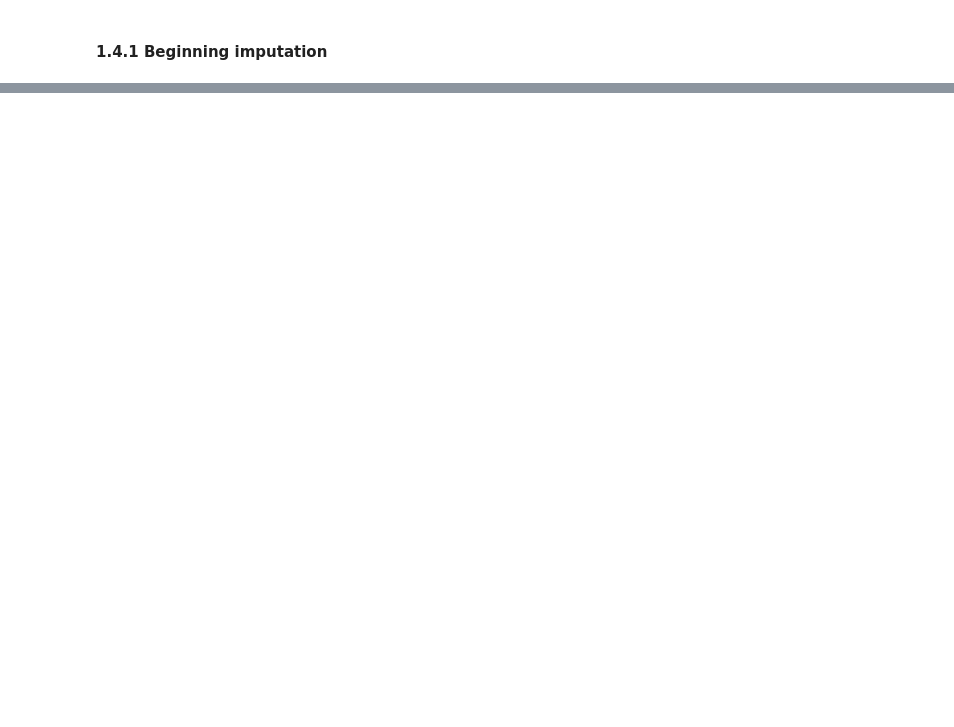
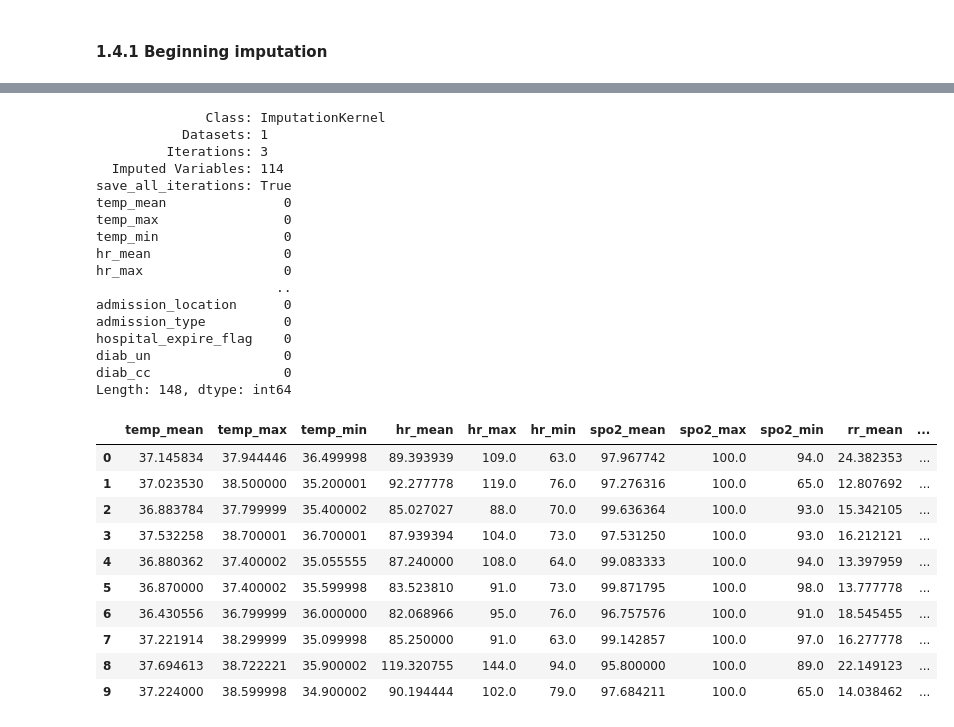
Before and after one commit to marcelchee/trident3, a Jupyter notebook: data_cleaning.ipynb, the cells around one changed output, grey strips where cells are left out. Saved outputs shown, nothing was run; the diff lists cells and outputs as text; code cells hidden in the pictures; blank space fills up the shorter version.

```diff
--- a/data_cleaning.ipynb
+++ b/data_cleaning.ipynb
@@ -362,7 +484,7 @@ missing_data = missing_values_table(df)
 # %%
 #set limit and get list of variables missing above limit in `missing_cols`
 # missing_limit = 50 #allen
-missing_limit = 80 #marcel
+missing_limit = 70 #marcel
 missing_cols = missing_data.loc[missing_data['% Missing Values']>missing_limit].index.tolist()
 print(missing_cols)
 missing_data = missing_data.loc[missing_data['% Missing Values']>missing_limit]
@@ -372,6 +513,5 @@ missing_data
 # %%
 pd.reset_option('display.max_rows')
 # %%
-#df = df.drop(axis=1, columns=list(missing_data.index), inplace=False) #allen
-df = df.drop(axis=1, columns=[i for i in list(missing_data.index) if i not in ['duration2','int_time2','ext_time2','aado2','fio2','deathtime']], inplace=False) #marcel
-print(list(df.columns))
+dfDroppedMissing = df[[i for i in df.columns if i not in missing_data.index and i not in ['duration2','int_time2','ext_time2','aado2','fio2','deathtime']]]
+print(list(dfDroppedMissing.columns))
@@ -390,7 +532,7 @@ for column in timeseries:
     minList = []
     for i in range(len(dfDroppedMissing[column])):
         inTime = dfDroppedMissing['int_time1'][i].to_pydatetime()
-        y = ts_parser(dfDroppedMissing[column][i], timeLimits=(inTime, inTime+dt.timedelta(hours=12)), valuename=x)
+        y = ts_parser(dfDroppedMissing[column][i], timeLimits=(inTime, inTime+dt.timedelta(hours=24)), valuename=x)
         meanList.append(y[0])
         maxList.append(y[1])
         minList.append(y[2])
@@ -419,5 +561,4 @@ for i in extraColumns:
         dfForImpute[i] = df[i]
     else:
         dfForImpute[i] = df[i].astype('category')
-dfForImpute.drop(axis=1, columns=[0], inplace=True)
-dfForImpute2 = dfForImpute.copy()
+dfForImpute = dfForImpute.copy()
@@ -427,23 +584,52 @@ dfForImpute
 # %%
-dfForImpute2 = dfForImpute.drop(axis=1, columns=['int_time1', 'ext_time1', 'duration1','int_time2', 'ext_time2','duration2'])
+dfForImpute2 = dfForImpute[[i for i in dfForImpute.columns if i not in ['int_time1', 'ext_time1', 'duration1','int_time2', 'ext_time2','duration2']]]
 
 kds = mf.ImputationKernel(
   dfForImpute2,
   datasets=1,
   save_all_iterations=True,
   random_state=1991
 )
 
 # Run the MICE algorithm for 3 iterations
 kds.mice(3)
 
 print(kds)
 
 dfImputed = kds.complete_data(dataset=0, inplace=False)
 print(dfImputed.isnull().sum(0))
 
 # after imputation
 dfImputed.head(10)
+# %% [output]
+              Class: ImputationKernel
+           Datasets: 1
+         Iterations: 3
+  Imputed Variables: 114
+save_all_iterations: True
+temp_mean               0
+temp_max                0
+temp_min                0
+hr_mean                 0
+hr_max                  0
+                       ..
+admission_location      0
+admission_type          0
+hospital_expire_flag    0
+diab_un                 0
+diab_cc                 0
+Length: 148, dtype: int64
+|  | temp_mean | temp_max | temp_min | hr_mean | hr_max | hr_min | spo2_mean | spo2_max | spo2_min | rr_mean | ... |
+| 0 | 37.145834 | 37.944446 | 36.499998 | 89.393939 | 109.0 | 63.0 | 97.967742 | 100.0 | 94.0 | 24.382353 | ... |
+| 1 | 37.023530 | 38.500000 | 35.200001 | 92.277778 | 119.0 | 76.0 | 97.276316 | 100.0 | 65.0 | 12.807692 | ... |
+| 2 | 36.883784 | 37.799999 | 35.400002 | 85.027027 | 88.0 | 70.0 | 99.636364 | 100.0 | 93.0 | 15.342105 | ... |
+| 3 | 37.532258 | 38.700001 | 36.700001 | 87.939394 | 104.0 | 73.0 | 97.531250 | 100.0 | 93.0 | 16.212121 | ... |
+| 4 | 36.880362 | 37.400002 | 35.055555 | 87.240000 | 108.0 | 64.0 | 99.083333 | 100.0 | 94.0 | 13.397959 | ... |
+| 5 | 36.870000 | 37.400002 | 35.599998 | 83.523810 | 91.0 | 73.0 | 99.871795 | 100.0 | 98.0 | 13.777778 | ... |
+| 6 | 36.430556 | 36.799999 | 36.000000 | 82.068966 | 95.0 | 76.0 | 96.757576 | 100.0 | 91.0 | 18.545455 | ... |
+| 7 | 37.221914 | 38.299999 | 35.099998 | 85.250000 | 91.0 | 63.0 | 99.142857 | 100.0 | 97.0 | 16.277778 | ... |
+| 8 | 37.694613 | 38.722221 | 35.900002 | 119.320755 | 144.0 | 94.0 | 95.800000 | 100.0 | 89.0 | 22.149123 | ... |
+| 9 | 37.224000 | 38.599998 | 34.900002 | 90.194444 | 102.0 | 79.0 | 97.684211 | 100.0 | 65.0 | 14.038462 | ... |
 # %%
 y = np.asarray([i.to_pydatetime() for i in df["int_time1"]])
 z = np.asarray([i.to_pydatetime() for i in df["outtime"]])
```
Also changed, not shown: parts of 23 cells of this notebook, 5 other files.
